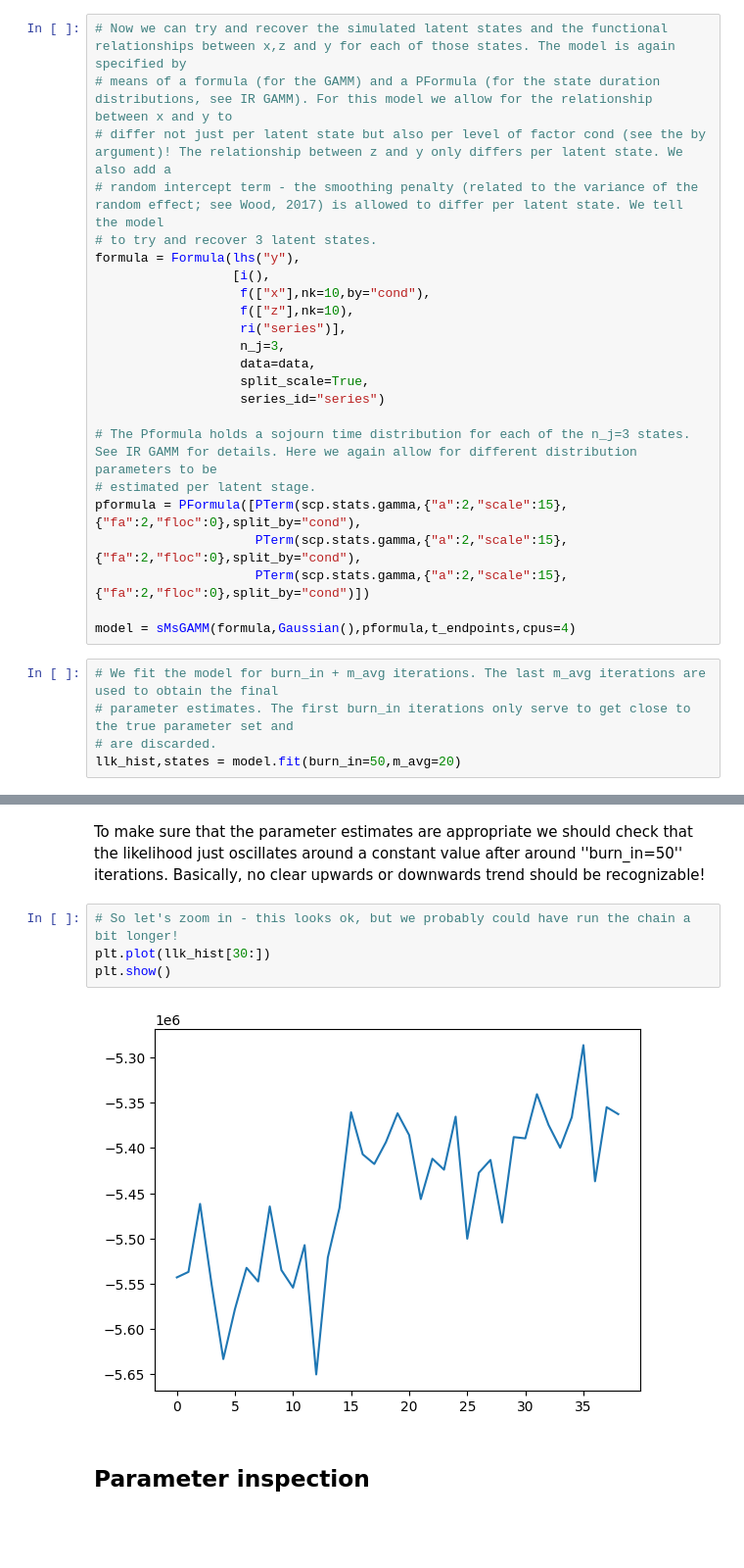
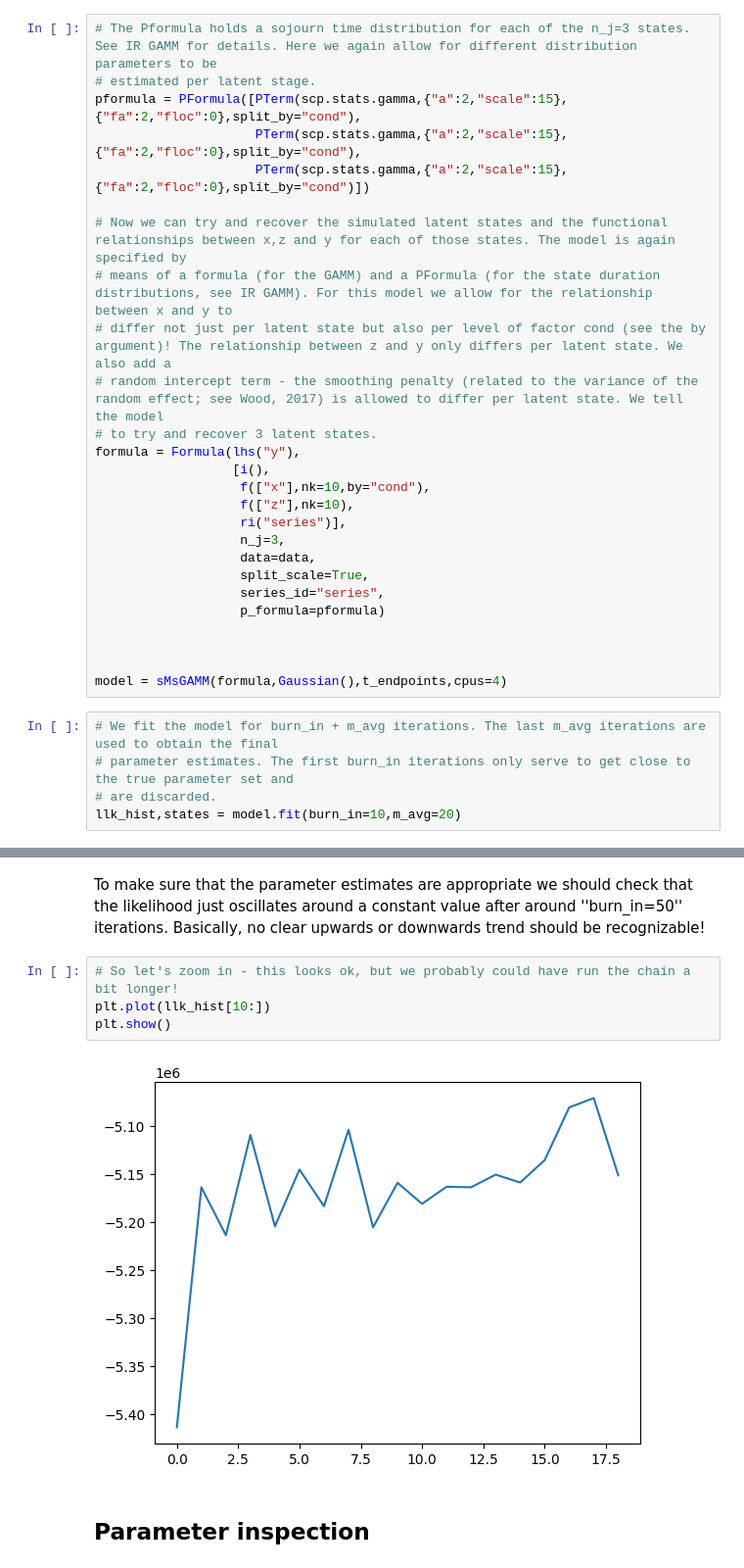
Before and after one commit to JoKra1/mssm, a Jupyter notebook: tutorials/3) sMs GAMMs.ipynb, the cells around one changed output, grey strips where cells are left out. Shown at 98% size. Saved outputs shown, nothing was run; the diff lists cells and outputs as text; blank space fills up the shorter version.

Commit message:
Made P-Formula attribute of formula

```diff
--- a/tutorials/3) sMs GAMMs.ipynb
+++ b/tutorials/3) sMs GAMMs.ipynb
@@ -35,6 +35,12 @@ plt.show()
 # %% [markdown]
 ## Model
 # %%
+# The Pformula holds a sojourn time distribution for each of the n_j=3 states. See IR GAMM for details. Here we again allow for different distribution parameters to be
+# estimated per latent stage.
+pformula = PFormula([PTerm(scp.stats.gamma,{"a":2,"scale":15},{"fa":2,"floc":0},split_by="cond"),
+                     PTerm(scp.stats.gamma,{"a":2,"scale":15},{"fa":2,"floc":0},split_by="cond"),
+                     PTerm(scp.stats.gamma,{"a":2,"scale":15},{"fa":2,"floc":0},split_by="cond")])
+
 # Now we can try and recover the simulated latent states and the functional relationships between x,z and y for each of those states. The model is again specified by
 # means of a formula (for the GAMM) and a PFormula (for the state duration distributions, see IR GAMM). For this model we allow for the relationship between x and y to
 # differ not just per latent state but also per level of factor cond (see the by argument)! The relationship between z and y only differs per latent state. We also add a
@@ -48,20 +54,17 @@ formula = Formula(lhs("y"),
                    n_j=3,
                    data=data,
                    split_scale=True,
-                   series_id="series")
+                   series_id="series",
+                   p_formula=pformula)
 
-# The Pformula holds a sojourn time distribution for each of the n_j=3 states. See IR GAMM for details. Here we again allow for different distribution parameters to be
-# estimated per latent stage.
-pformula = PFormula([PTerm(scp.stats.gamma,{"a":2,"scale":15},{"fa":2,"floc":0},split_by="cond"),
-                     PTerm(scp.stats.gamma,{"a":2,"scale":15},{"fa":2,"floc":0},split_by="cond"),
-                     PTerm(scp.stats.gamma,{"a":2,"scale":15},{"fa":2,"floc":0},split_by="cond")])
 
-model = sMsGAMM(formula,Gaussian(),pformula,t_endpoints,cpus=4)
+
+model = sMsGAMM(formula,Gaussian(),t_endpoints,cpus=4)
 # %%
 # We fit the model for burn_in + m_avg iterations. The last m_avg iterations are used to obtain the final
 # parameter estimates. The first burn_in iterations only serve to get close to the true parameter set and
 # are discarded.
-llk_hist,states = model.fit(burn_in=50,m_avg=20)
+llk_hist,states = model.fit(burn_in=10,m_avg=20)
 # %%
 # We can again visualize Convergence
 plt.plot(llk_hist)
@@ -72,10 +75,10 @@ plt.show()
 To make sure that the parameter estimates are appropriate we should check that the likelihood just oscillates around a constant value after around ''burn_in=50'' iterations. Basically, no clear upwards or downwards trend should be recognizable!
 # %%
 # So let's zoom in - this looks ok, but we probably could have run the chain a bit longer!
-plt.plot(llk_hist[30:])
+plt.plot(llk_hist[10:])
 plt.show()
 # %% [output]
-[figure, old version]
+[figure, new version]
 # %% [markdown]
 ## Parameter inspection
 # %%
```
Also changed, not shown: parts of 8 cells of this notebook, 4 other files.
